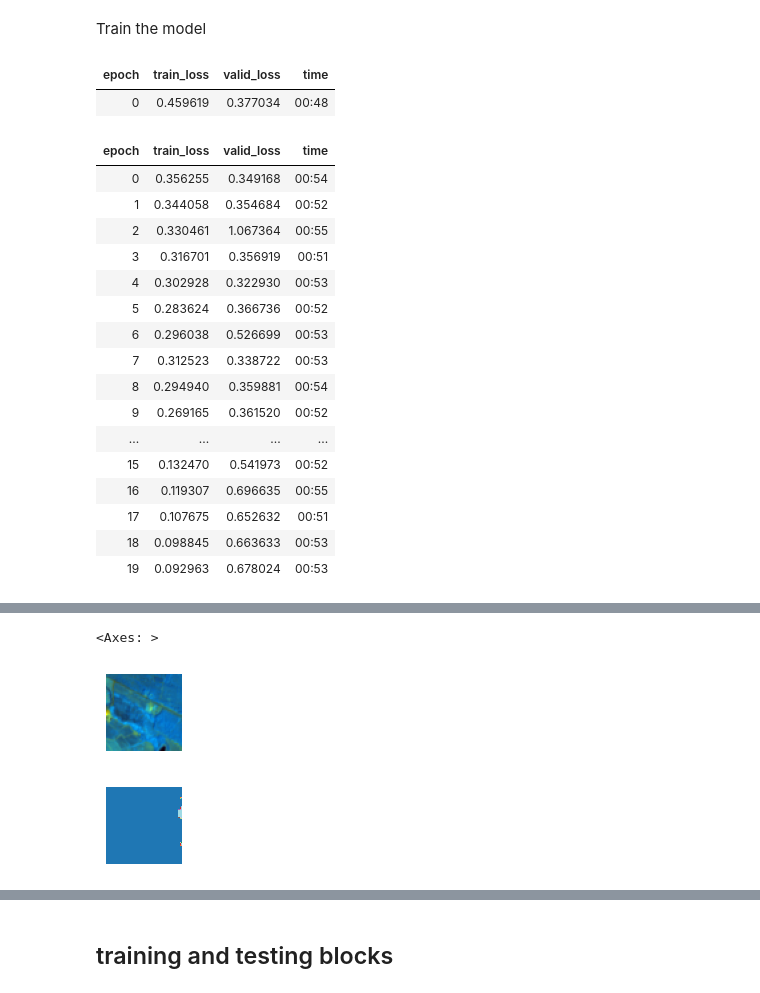
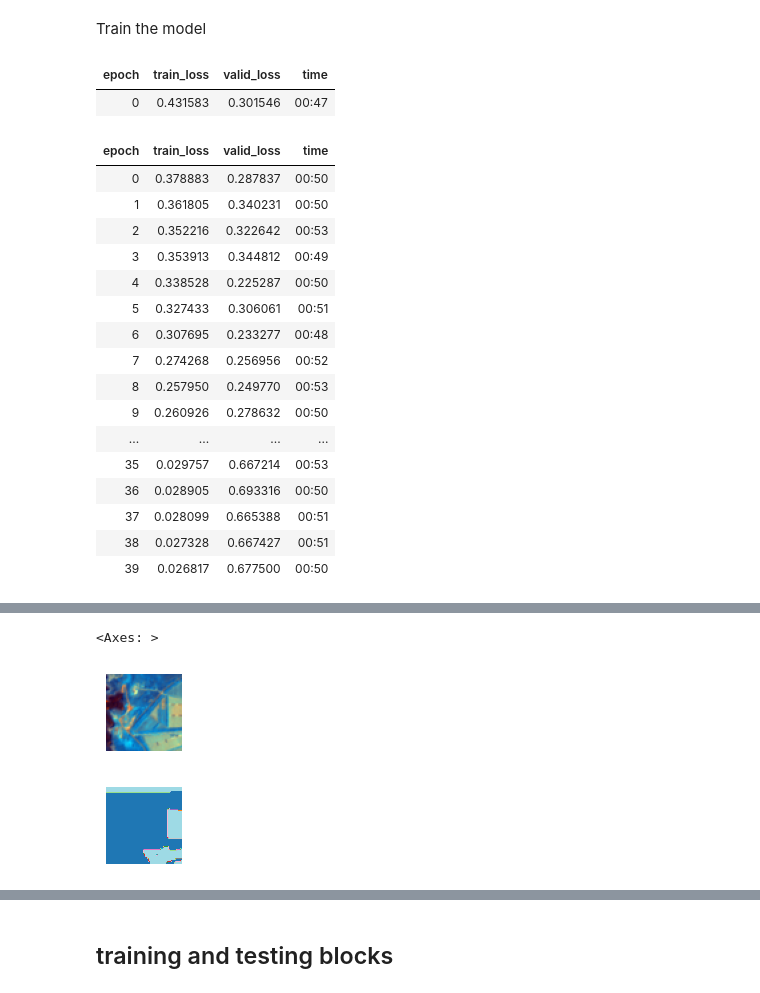
Before and after one commit to inesbsilveira/2nd-semester-2023, a Jupyter notebook: IS_code_img_segmentation.ipynb, the cells around one changed output, grey strips where cells are left out. Cells and saved outputs as stored; diff of their text form; code cells hidden in the pictures.

```diff
--- a/IS_code_img_segmentation.ipynb
+++ b/IS_code_img_segmentation.ipynb
@@ -184,47 +179,47 @@ Train the model
 # %%
 # Define U-Net model
 learn = unet_learner(dls, resnet34)
 
 # Train the model
 # In the following line of code, adjust the number of epochs to see different results
-learn.fine_tune(20)
+learn.fine_tune(40)
 
 # Perform inference on test images
 test_dl = dls.test_dl(get_image_files(image_folder))
 preds = learn.get_preds(dl=test_dl)
 
 # Display sample predictions
 sample_idx = 0
 sample_image_path = list(test_dl.items)[sample_idx]
 sample_image = PILImage.create(sample_image_path)
 sample_pred = preds[0][sample_idx].argmax(dim=0).numpy()
 
 sample_image.show()
 TensorImage(sample_pred).show(cmap='tab20')
 # %% [output]
 | epoch | train_loss | valid_loss | time |
-| 0 | 0.459619 | 0.377034 | 00:48 |
+| 0 | 0.431583 | 0.301546 | 00:47 |
 | epoch | train_loss | valid_loss | time |
-| 0 | 0.356255 | 0.349168 | 00:54 |
-| 1 | 0.344058 | 0.354684 | 00:52 |
-| 2 | 0.330461 | 1.067364 | 00:55 |
-| 3 | 0.316701 | 0.356919 | 00:51 |
-| 4 | 0.302928 | 0.322930 | 00:53 |
-| 5 | 0.283624 | 0.366736 | 00:52 |
-| 6 | 0.296038 | 0.526699 | 00:53 |
-| 7 | 0.312523 | 0.338722 | 00:53 |
-| 8 | 0.294940 | 0.359881 | 00:54 |
-| 9 | 0.269165 | 0.361520 | 00:52 |
+| 0 | 0.378883 | 0.287837 | 00:50 |
+| 1 | 0.361805 | 0.340231 | 00:50 |
+| 2 | 0.352216 | 0.322642 | 00:53 |
+| 3 | 0.353913 | 0.344812 | 00:49 |
+| 4 | 0.338528 | 0.225287 | 00:50 |
+| 5 | 0.327433 | 0.306061 | 00:51 |
+| 6 | 0.307695 | 0.233277 | 00:48 |
+| 7 | 0.274268 | 0.256956 | 00:52 |
+| 8 | 0.257950 | 0.249770 | 00:53 |
+| 9 | 0.260926 | 0.278632 | 00:50 |
 | ... | ... | ... | ... |
-| 15 | 0.132470 | 0.541973 | 00:52 |
-| 16 | 0.119307 | 0.696635 | 00:55 |
-| 17 | 0.107675 | 0.652632 | 00:51 |
-| 18 | 0.098845 | 0.663633 | 00:53 |
-| 19 | 0.092963 | 0.678024 | 00:53 |
+| 35 | 0.029757 | 0.667214 | 00:53 |
+| 36 | 0.028905 | 0.693316 | 00:50 |
+| 37 | 0.028099 | 0.665388 | 00:51 |
+| 38 | 0.027328 | 0.667427 | 00:51 |
+| 39 | 0.026817 | 0.677500 | 00:50 |
 [interactive output not drawn]
 <Axes: >
-[figure, old version]
+[figure, new version]
-[figure, old version]
+[figure, new version]
 # %%
 # Perform inference on test images
 test_dl = dls.test_dl(get_image_files(image_folder))
```
Also changed, not shown: parts of 3 cells of this notebook.
